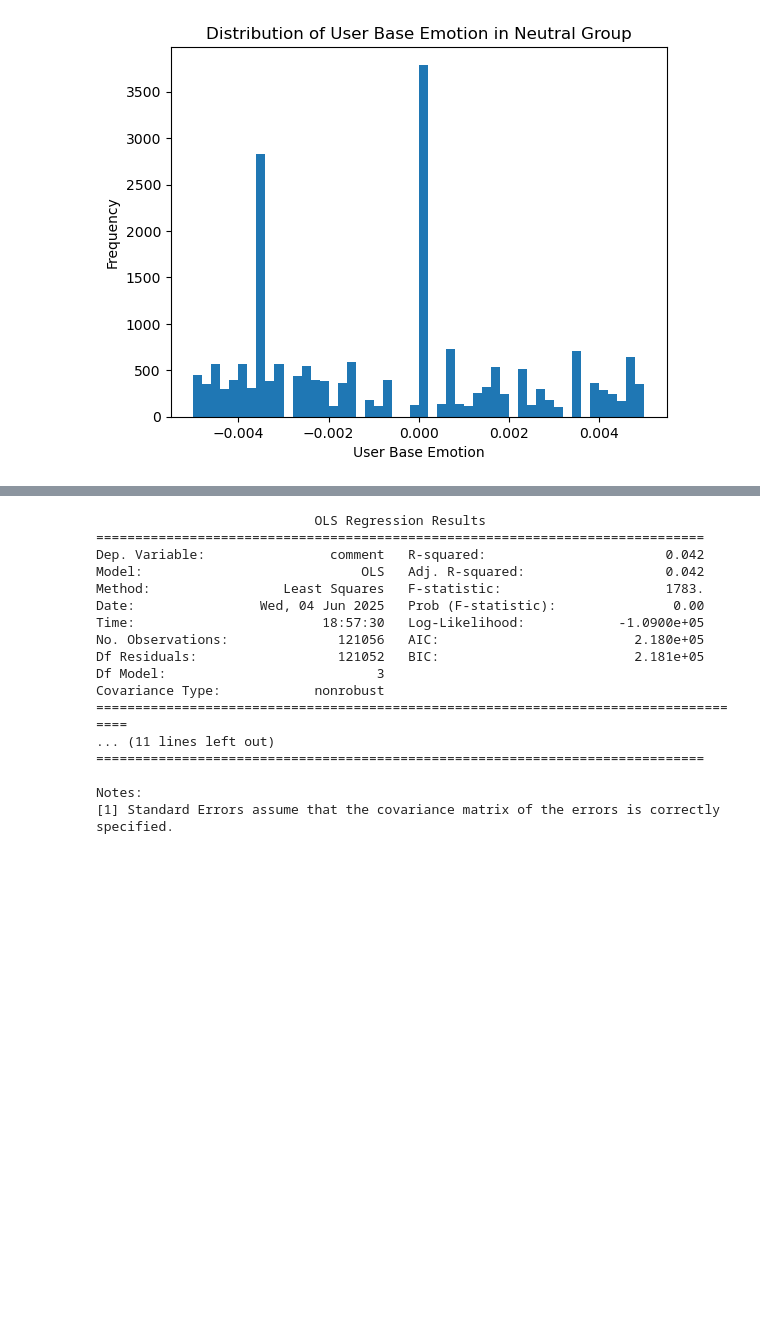
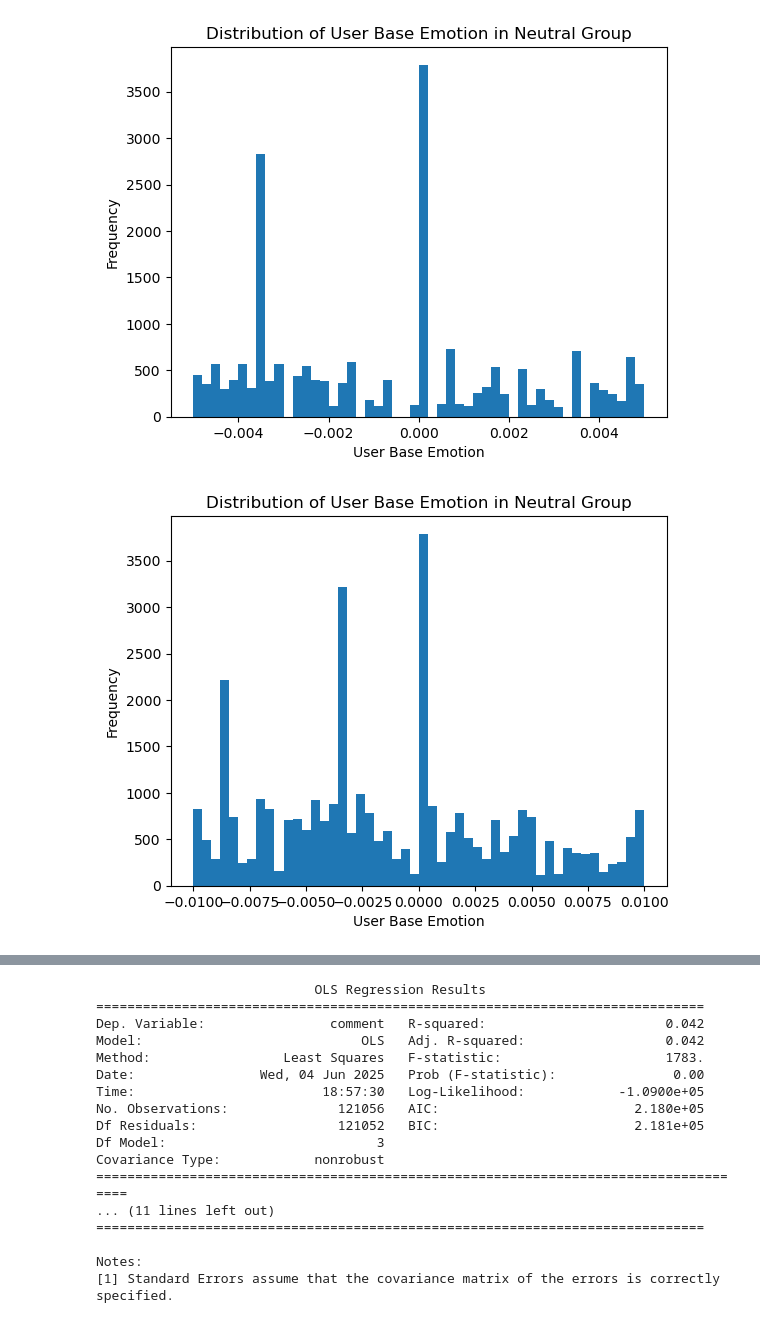
Before and after one commit to nmrenyi/subreddits24, a Jupyter notebook: regression/regression.ipynb, the cells around one changed output, grey strips where cells are left out. Saved outputs shown, nothing was run; the diff lists cells and outputs as text; code cells hidden in the pictures; blank space fills up the shorter version.

Commit message:
feat: relax the threshold for neutral user group

```diff
--- a/regression/regression.ipynb
+++ b/regression/regression.ipynb
@@ -247,7 +247,9 @@ len(regression_df[regression_df['user_base_emotion'] > threshold]), len(regressi
 user_groups = {
     'positive': regression_df[regression_df['user_base_emotion'] > threshold].reset_index(drop=True),
     'negative': regression_df[regression_df['user_base_emotion'] < -threshold].reset_index(drop=True),
-    'neutral': regression_df[regression_df['user_base_emotion'].abs() <= threshold].reset_index(drop=True)
+    'neutral': regression_df[regression_df['user_base_emotion'].abs() <= threshold].reset_index(drop=True),
+    'neutral-0.01': regression_df[regression_df['user_base_emotion'].abs() <= 0.01].reset_index(drop=True),
+    'neutral-0.05': regression_df[regression_df['user_base_emotion'].abs() <= 0.05].reset_index(drop=True)
 }
 user_groups['positive'].head()
 # %% [output]
@@ -281,3 +283,11 @@ plt.ylabel('Frequency')
 plt.show()
 # %% [output]
 [figure]
+# %%
+plt.hist(user_groups['neutral-0.01']['user_base_emotion'], bins=50)
+plt.title('Distribution of User Base Emotion in Neutral Group')
+plt.xlabel('User Base Emotion')
+plt.ylabel('Frequency')
+plt.show()
+# %% [output]
+[figure, added]
```
Also changed, not shown: parts of 3 cells of this notebook.
